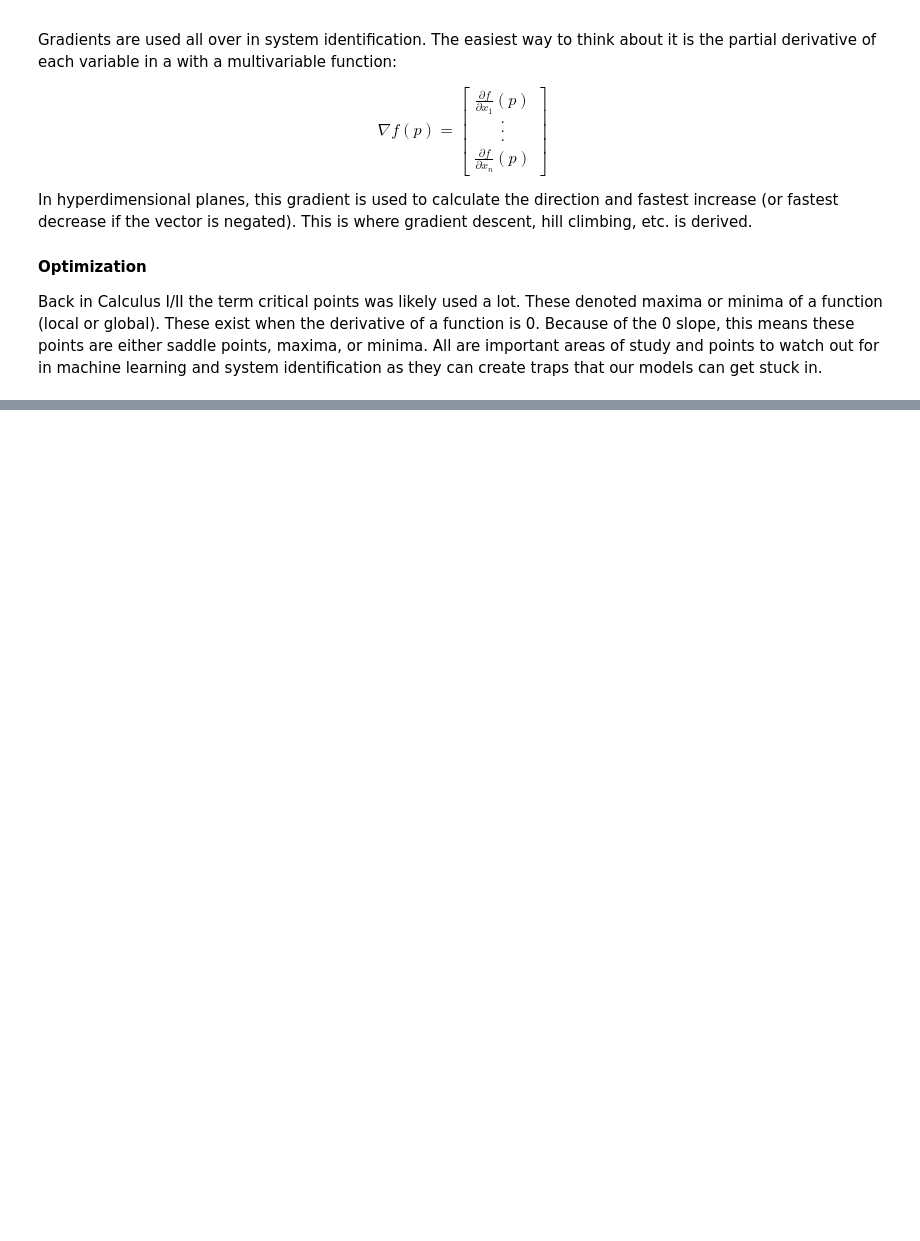
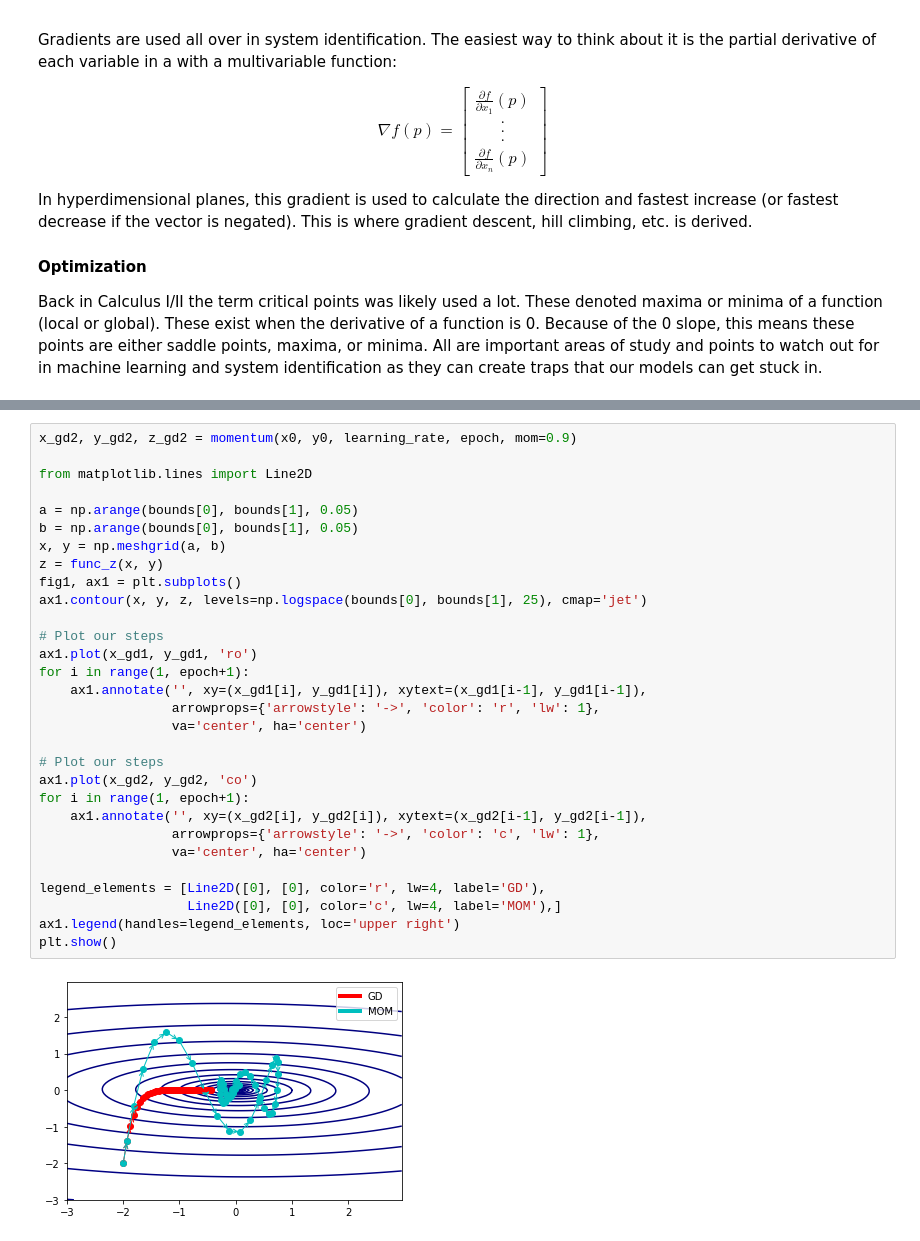
Before and after one commit to MJC598/SystemID, a Jupyter notebook: tutorials/python/GradientDescent.ipynb, the cells around one changed output, grey strips where cells are left out. Drawn from its saved outputs; the diff is of its cells as text; blank space fills up the shorter version.

```diff
--- a/tutorials/python/GradientDescent.ipynb
+++ b/tutorials/python/GradientDescent.ipynb
@@ -151,0 +205,32 @@ plt.show()
+# %%
+x_gd2, y_gd2, z_gd2 = momentum(x0, y0, learning_rate, epoch, mom=0.9)
+
+from matplotlib.lines import Line2D
+
+a = np.arange(bounds[0], bounds[1], 0.05)
+b = np.arange(bounds[0], bounds[1], 0.05)
+x, y = np.meshgrid(a, b)
+z = func_z(x, y)
+fig1, ax1 = plt.subplots()
+ax1.contour(x, y, z, levels=np.logspace(bounds[0], bounds[1], 25), cmap='jet')
+
+# Plot our steps
+ax1.plot(x_gd1, y_gd1, 'ro')
+for i in range(1, epoch+1):
+    ax1.annotate('', xy=(x_gd1[i], y_gd1[i]), xytext=(x_gd1[i-1], y_gd1[i-1]),
+                 arrowprops={'arrowstyle': '->', 'color': 'r', 'lw': 1},
+                 va='center', ha='center')
+
+# Plot our steps
+ax1.plot(x_gd2, y_gd2, 'co')
+for i in range(1, epoch+1):
+    ax1.annotate('', xy=(x_gd2[i], y_gd2[i]), xytext=(x_gd2[i-1], y_gd2[i-1]),
+                 arrowprops={'arrowstyle': '->', 'color': 'c', 'lw': 1},
+                 va='center', ha='center')
+
+legend_elements = [Line2D([0], [0], color='r', lw=4, label='GD'),
+                   Line2D([0], [0], color='c', lw=4, label='MOM'),]
+ax1.legend(handles=legend_elements, loc='upper right')
+plt.show()
+# %% [output]
+[figure, added]
```
Also changed, not shown: parts of 24 cells of this notebook, 7 other files.
